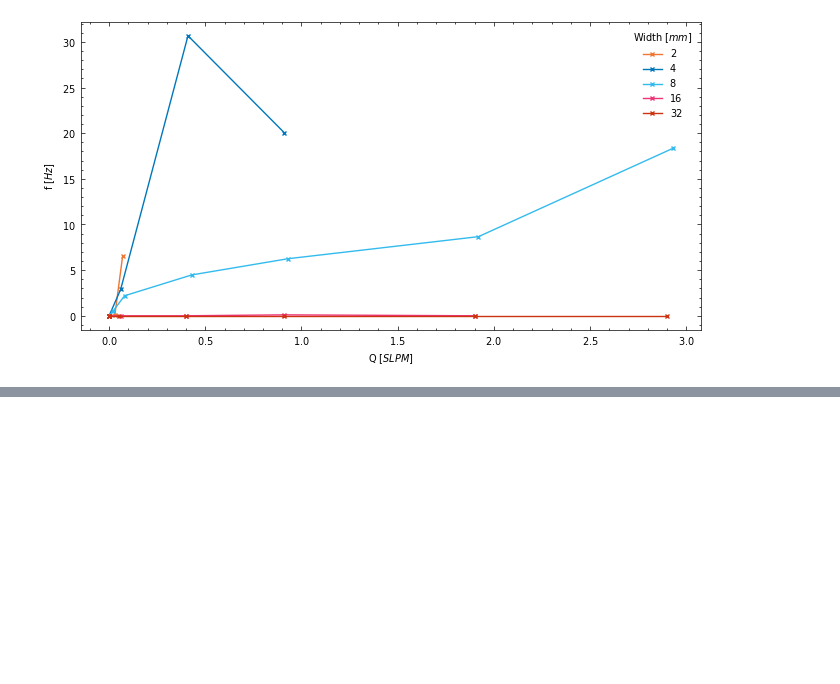
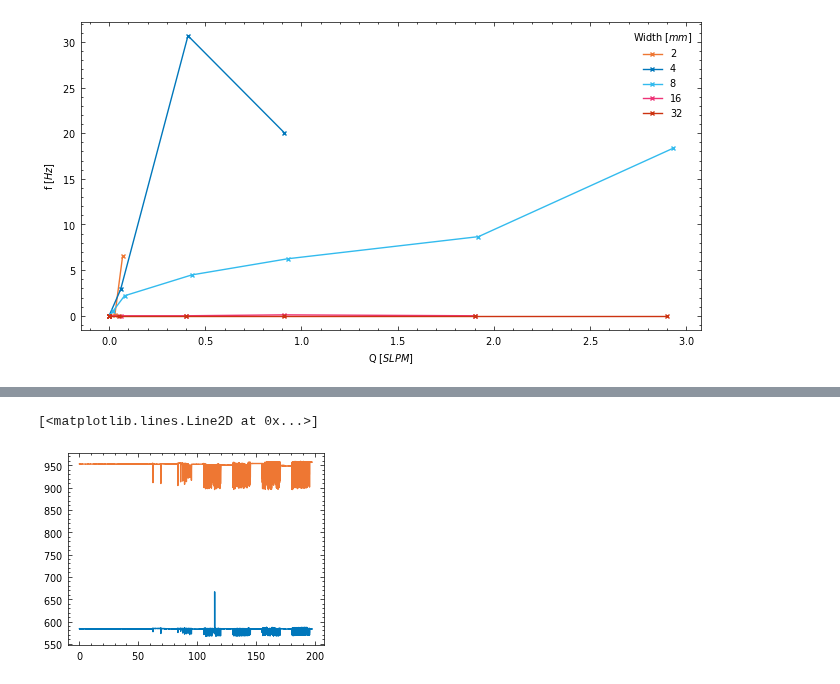
Before and after one commit to Olviel/Thermal_Soft_Robotics, a Jupyter notebook: Thermal_actuation/Experimental/Fluidic/Actuators/Actuator_main.ipynb, the cells around one changed output, grey strips where cells are left out. Cells and saved outputs as stored; diff of their text form; code cells hidden in the pictures; blank space fills up the shorter version.

```diff
--- a/Thermal_actuation/Experimental/Fluidic/Actuators/Actuator_main.ipynb
+++ b/Thermal_actuation/Experimental/Fluidic/Actuators/Actuator_main.ipynb
@@ -242,0 +241,19 @@ Results
+# %%
+from pathlib import Path
+
+# Define the path components
+network_path = r"\\sun\overvelde"
+folder_path = "group-folder\PROJECTS\Thermal_soft_robotics_Olivier\Git\Thermal_Soft_Robotics\Thermal_actuation\Experimental\Fluidic\Actuators\Data\Angle_sweep_aruco"
+file_name = "w8_phi_0_output_data.csv"
+
+# Combine the components into a Path object
+full_path = Path(network_path) / folder_path / file_name
+
+# Print the full path
+print(full_path)
+df_angle = pd.read_csv(full_path)
+
+# convert sample freq to time
+fs = 50
+df_angle['time']=df_angle['frame_number']/50
+df_angle.head()
@@ -242,0 +268,8 @@ Results
+# %%
+fig, ax =plt.subplots()
+
+ax.plot(df_angle['time'],df_angle['x_center'])
+ax.plot(df_angle['time'],df_angle['y_center'])
+# %% [output]
+[<matplotlib.lines.Line2D at 0x...>]
+[figure, added]
```
Also changed, not shown: parts of 5 cells of this notebook.
